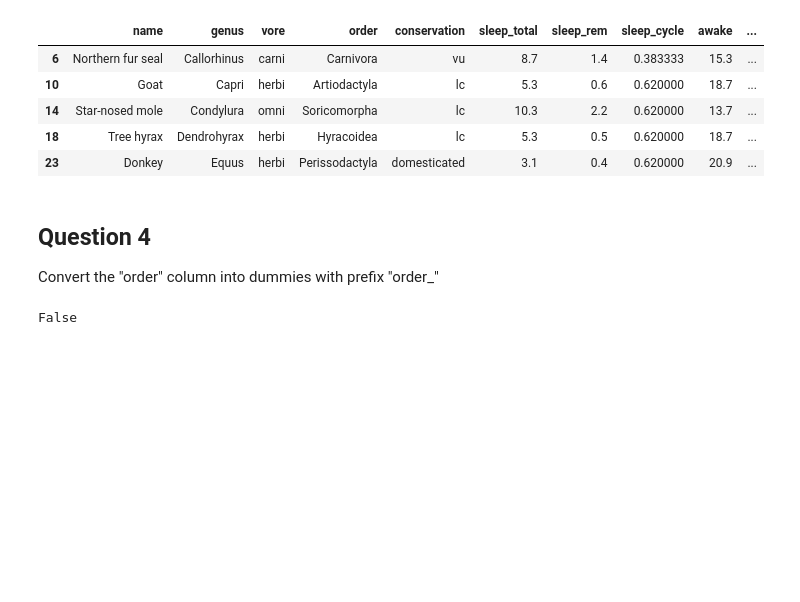
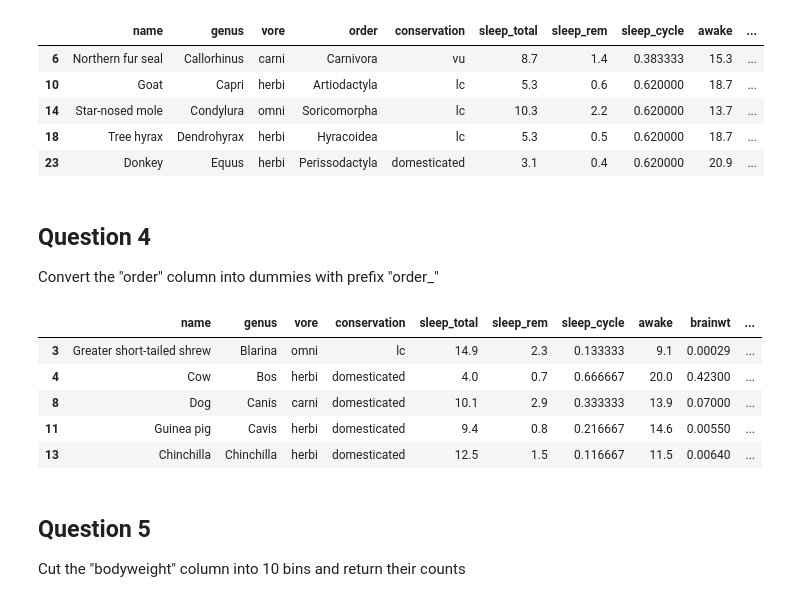
Before and after one commit to bryankeating10/Python-and-Math-for-ML, a Jupyter notebook: Module_5/Homework_5.ipynb, the cells around one changed output. Drawn from its saved outputs; the diff is of its cells as text; code cells hidden in the pictures; blank space fills up the shorter version.

```diff
--- a/Module_5/Homework_5.ipynb
+++ b/Module_5/Homework_5.ipynb
@@ -49,6 +49,14 @@ bad.head()
 Convert the "order" column into dummies with prefix "order_"
 # %%
 good = pd.get_dummies(good, columns=['order'], prefix='order_')
-print("order" in good.columns)
+good.head()
 # %% [output]
-False
+|  | name | genus | vore | conservation | sleep_total | sleep_rem | sleep_cycle | awake | brainwt | ... |
+| 3 | Greater short-tailed shrew | Blarina | omni | lc | 14.9 | 2.3 | 0.133333 | 9.1 | 0.00029 | ... |
+| 4 | Cow | Bos | herbi | domesticated | 4.0 | 0.7 | 0.666667 | 20.0 | 0.42300 | ... |
+| 8 | Dog | Canis | carni | domesticated | 10.1 | 2.9 | 0.333333 | 13.9 | 0.07000 | ... |
+| 11 | Guinea pig | Cavis | herbi | domesticated | 9.4 | 0.8 | 0.216667 | 14.6 | 0.00550 | ... |
+| 13 | Chinchilla | Chinchilla | herbi | domesticated | 12.5 | 1.5 | 0.116667 | 11.5 | 0.00640 | ... |
+# %% [markdown]
+## Question 5
+Cut the "bodyweight" column into 10 bins and return their counts
```
Also changed, not shown: parts of 6 cells of this notebook.
